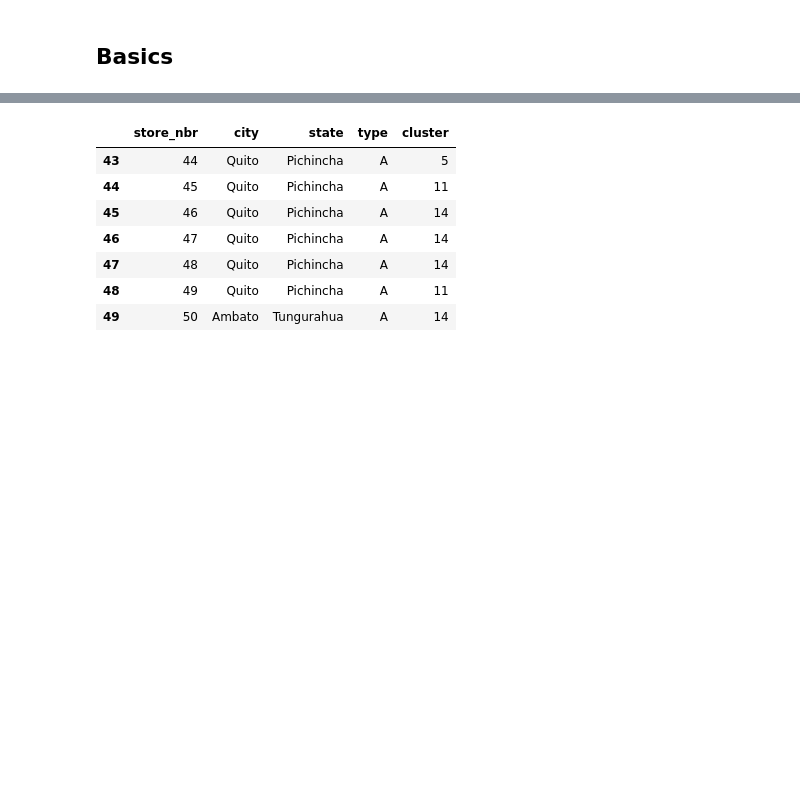
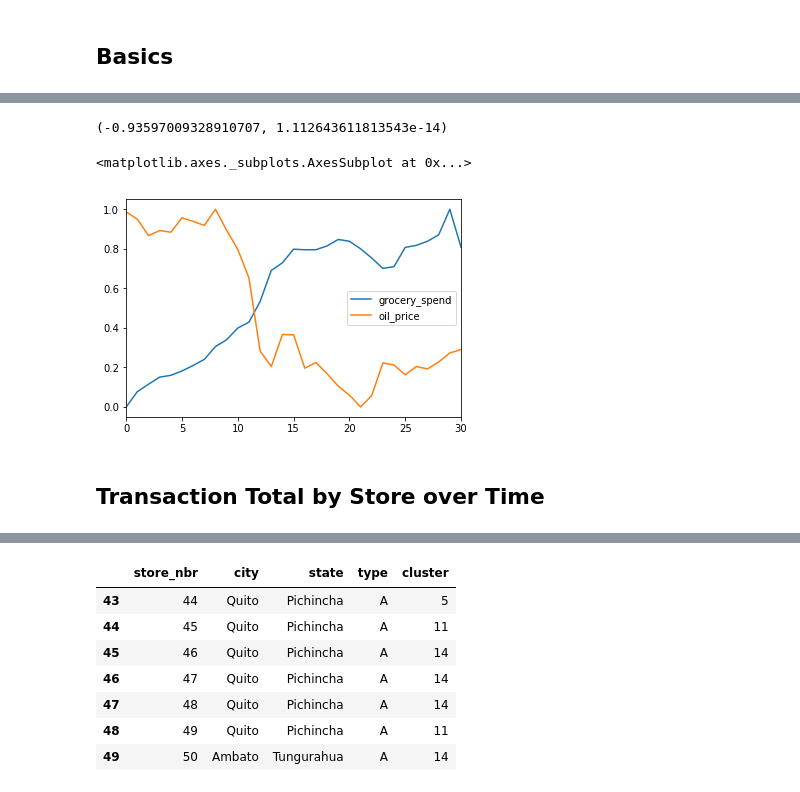
Before and after one commit to lizkalina/grocery-sales-kaggle, a Jupyter notebook: 1.Initial_Exploration.ipynb, the cells around one changed output, grey strips where cells are left out. Saved outputs shown, nothing was run; the diff lists cells and outputs as text; code cells hidden in the pictures; blank space fills up the shorter version.

```diff
--- a/1.Initial_Exploration.ipynb
+++ b/1.Initial_Exploration.ipynb
@@ -143 +182,24 @@ oil[['dcoilwtico']].plot()
+# %%
+trend = pd.DataFrame(result.trend)
+oil_v_trend = trend.merge(oil, left_index=True,right_index=True)
+sub = oil_v_trend[['transactions','dcoilwtico']].dropna()
+# %%
+from scipy.stats.stats import pearsonr
+
+# inverse relationship between oil prices and grocery spending?
+pearsonr(sub['dcoilwtico'].values,sub['transactions'].values)
+# %% [output]
+(-0.93597009328910707, 1.112643611813543e-14)
+# %%
+from sklearn import preprocessing
+
+min_max_scaler = preprocessing.MinMaxScaler()
+np_scaled = min_max_scaler.fit_transform(sub)
+df_normalized = pd.DataFrame(np_scaled,columns=['grocery_spend','oil_price'])
+df_normalized.plot()
+# %% [output]
+<matplotlib.axes._subplots.AxesSubplot at 0x...>
+[figure, added]
+# %% [markdown]
+## Transaction Total by Store over Time
 # %%
```
Also changed, not shown: parts of 29 cells of this notebook.
